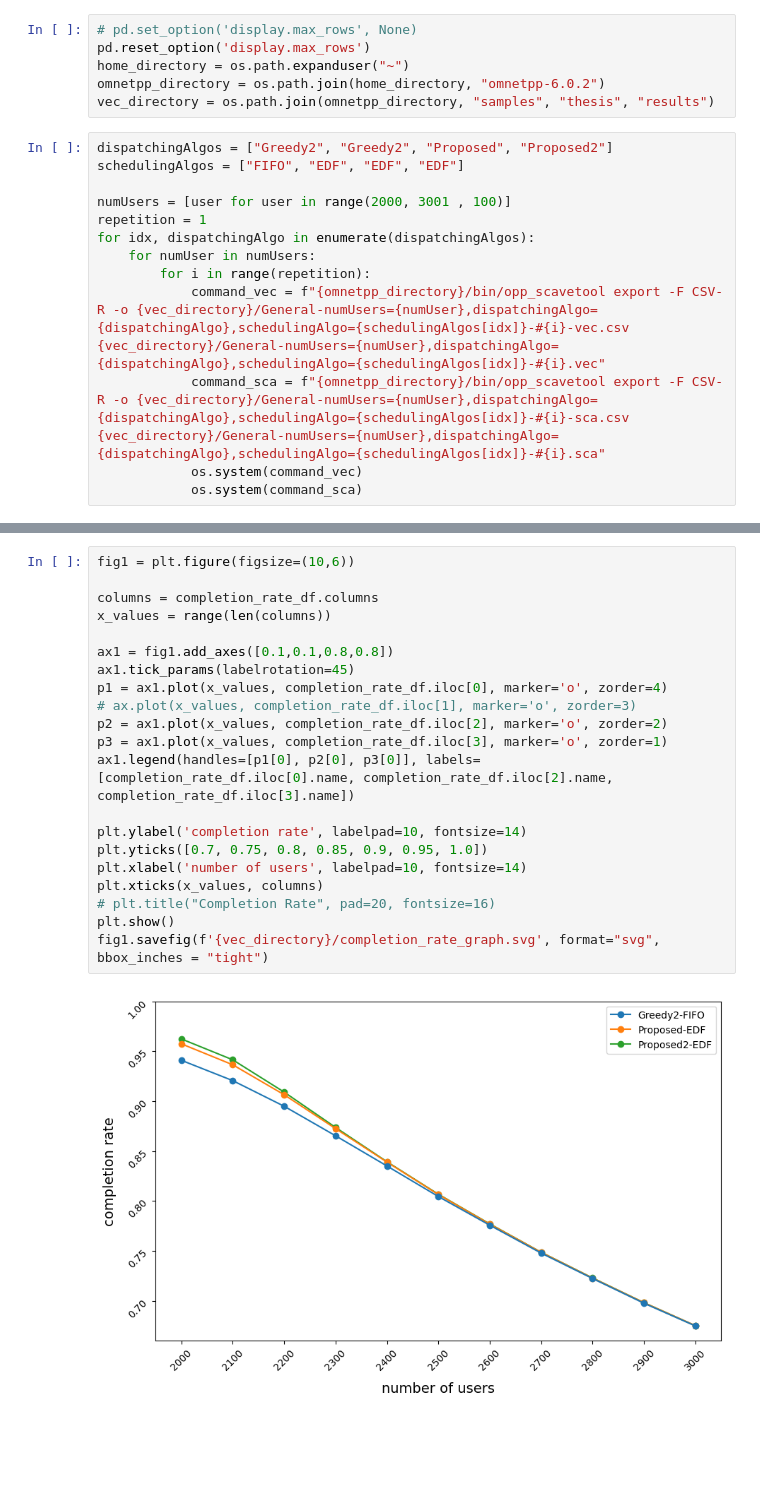
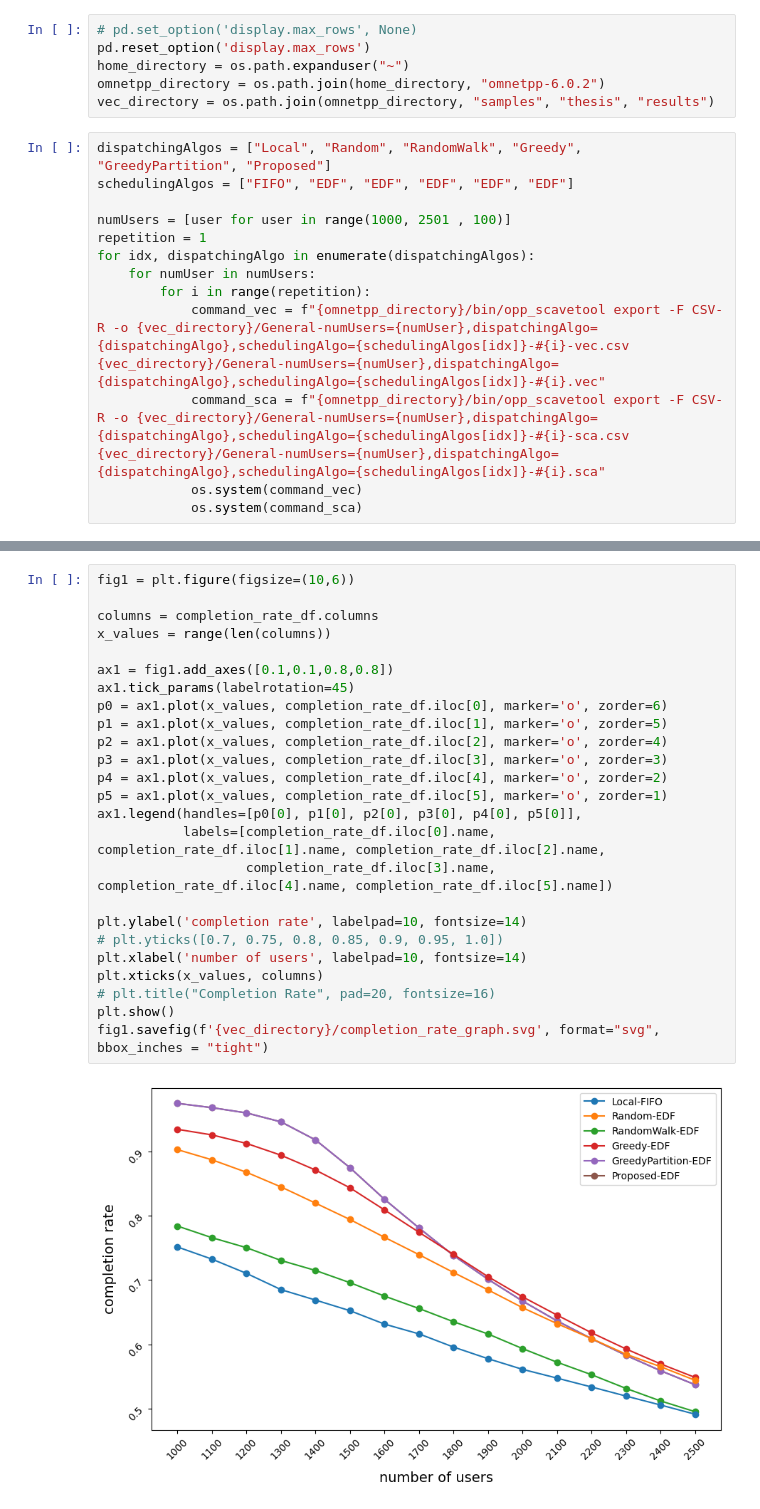
Before and after one commit to TimHung000/thesis, a Jupyter notebook: res.ipynb, the cells around one changed output, grey strips where cells are left out. Cells and saved outputs as stored; diff of their text form; blank space fills up the shorter version.

```diff
--- a/res.ipynb
+++ b/res.ipynb
@@ -14,10 +14,10 @@ home_directory = os.path.expanduser("~")
 omnetpp_directory = os.path.join(home_directory, "omnetpp-6.0.2")
 vec_directory = os.path.join(omnetpp_directory, "samples", "thesis", "results")
 # %%
-dispatchingAlgos = ["Greedy2", "Greedy2", "Proposed", "Proposed2"]
-schedulingAlgos = ["FIFO", "EDF", "EDF", "EDF"]
+dispatchingAlgos = ["Local", "Random", "RandomWalk", "Greedy", "GreedyPartition", "Proposed"]
+schedulingAlgos = ["FIFO", "EDF", "EDF", "EDF", "EDF", "EDF"]
 
-numUsers = [user for user in range(2000, 3001 , 100)]
+numUsers = [user for user in range(1000, 2501 , 100)]
 repetition = 1
 for idx, dispatchingAlgo in enumerate(dispatchingAlgos):
     for numUser in numUsers:
@@ -153,26 +163,30 @@ completion_time_df.to_csv(f"{vec_directory}/completion_time.csv")
 # %%
 fig1 = plt.figure(figsize=(10,6))
 
 columns = completion_rate_df.columns
 x_values = range(len(columns))
 
 ax1 = fig1.add_axes([0.1,0.1,0.8,0.8])
 ax1.tick_params(labelrotation=45)
-p1 = ax1.plot(x_values, completion_rate_df.iloc[0], marker='o', zorder=4)
-# ax.plot(x_values, completion_rate_df.iloc[1], marker='o', zorder=3)
-p2 = ax1.plot(x_values, completion_rate_df.iloc[2], marker='o', zorder=2)
-p3 = ax1.plot(x_values, completion_rate_df.iloc[3], marker='o', zorder=1)
-ax1.legend(handles=[p1[0], p2[0], p3[0]], labels=[completion_rate_df.iloc[0].name, completion_rate_df.iloc[2].name, completion_rate_df.iloc[3].name])
+p0 = ax1.plot(x_values, completion_rate_df.iloc[0], marker='o', zorder=6)
+p1 = ax1.plot(x_values, completion_rate_df.iloc[1], marker='o', zorder=5)
+p2 = ax1.plot(x_values, completion_rate_df.iloc[2], marker='o', zorder=4)
+p3 = ax1.plot(x_values, completion_rate_df.iloc[3], marker='o', zorder=3)
+p4 = ax1.plot(x_values, completion_rate_df.iloc[4], marker='o', zorder=2)
+p5 = ax1.plot(x_values, completion_rate_df.iloc[5], marker='o', zorder=1)
+ax1.legend(handles=[p0[0], p1[0], p2[0], p3[0], p4[0], p5[0]],
+           labels=[completion_rate_df.iloc[0].name, completion_rate_df.iloc[1].name, completion_rate_df.iloc[2].name,
+                   completion_rate_df.iloc[3].name, completion_rate_df.iloc[4].name, completion_rate_df.iloc[5].name])
 
 plt.ylabel('completion rate', labelpad=10, fontsize=14)
-plt.yticks([0.7, 0.75, 0.8, 0.85, 0.9, 0.95, 1.0])
+# plt.yticks([0.7, 0.75, 0.8, 0.85, 0.9, 0.95, 1.0])
 plt.xlabel('number of users', labelpad=10, fontsize=14)
 plt.xticks(x_values, columns)
 # plt.title("Completion Rate", pad=20, fontsize=16)
 plt.show()
 fig1.savefig(f'{vec_directory}/completion_rate_graph.svg', format="svg", bbox_inches = "tight")
 # %% [output]
-[figure, old version]
+[figure, new version]
 # %%
 fig2 = plt.figure(figsize=(10,6))
 
```
Also changed, not shown: parts of 6 cells of this notebook, 26 other files.
